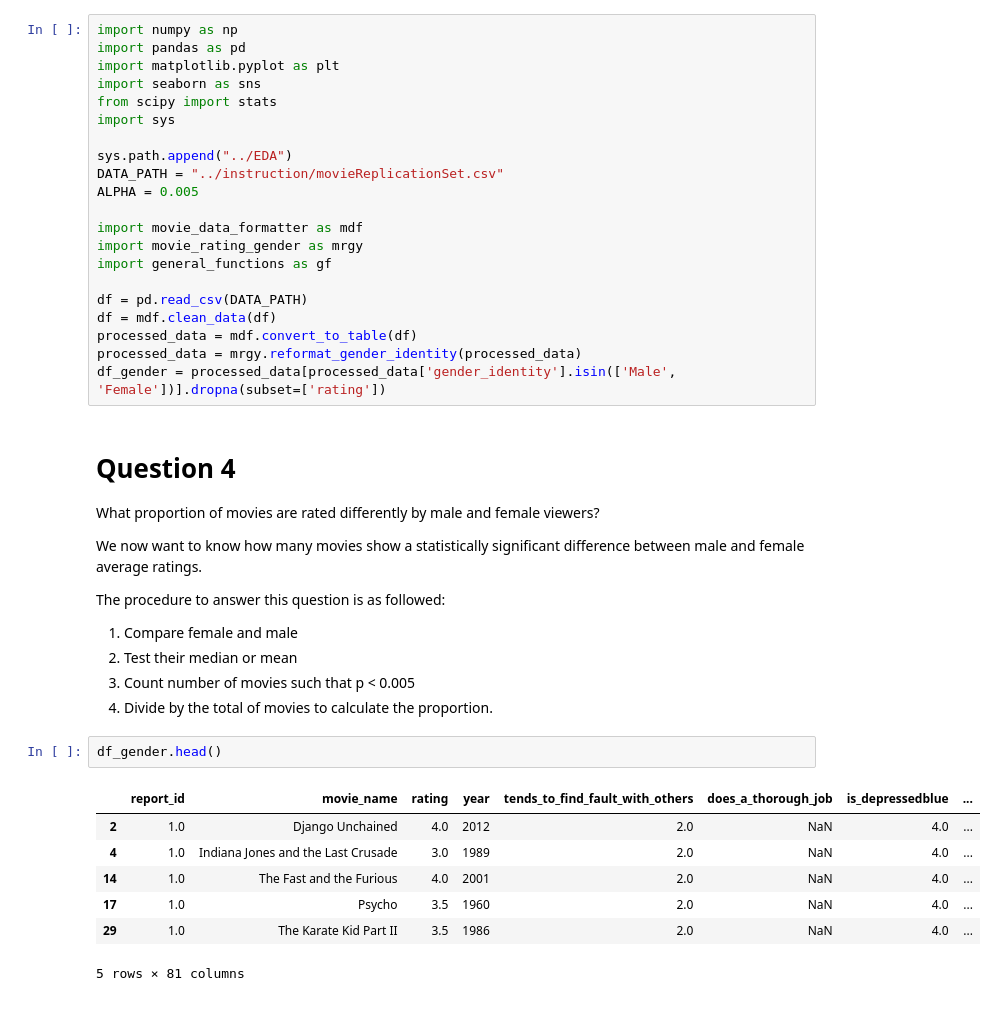
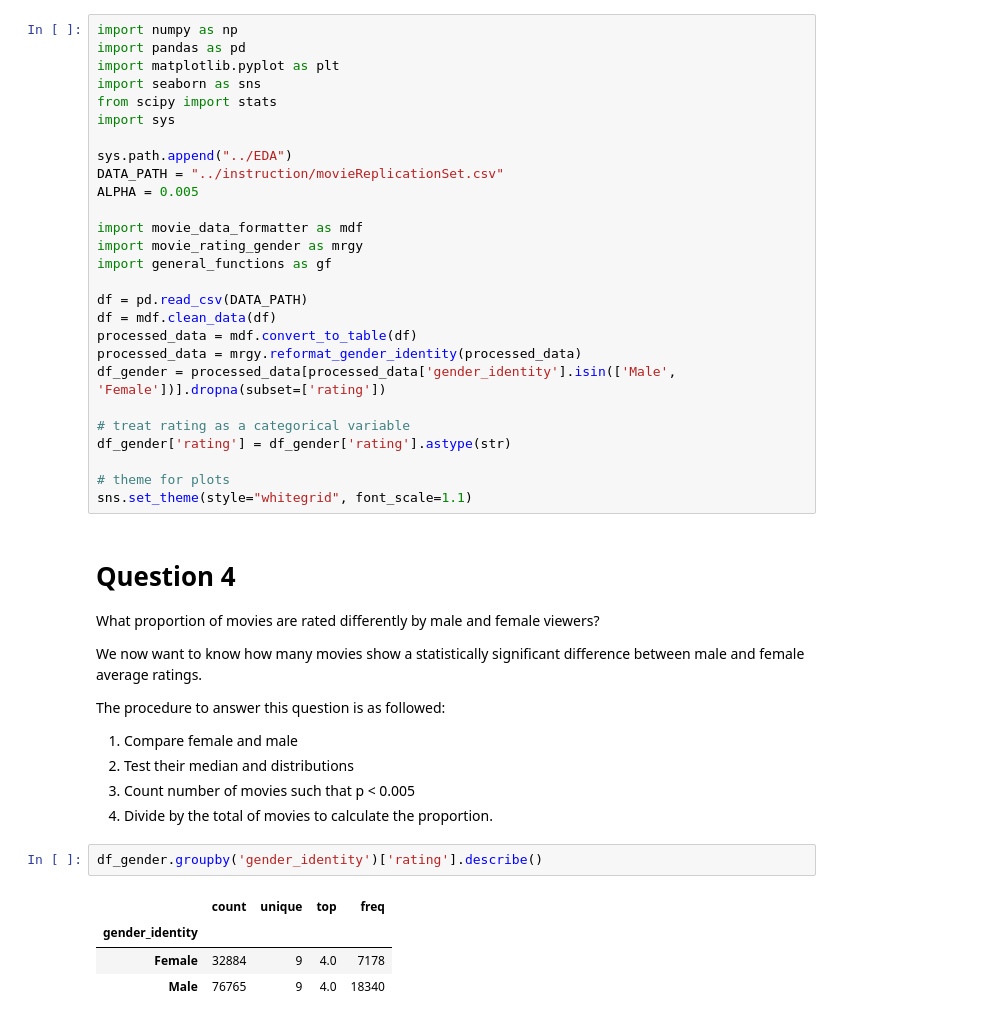
Before and after one commit to paolacalle/movie-ratings-replication, a Jupyter notebook: problem_set/4.ipynb, the cells around one changed output. Saved outputs shown, nothing was run; the diff lists cells and outputs as text.

```diff
--- a/problem_set/4.ipynb
+++ b/problem_set/4.ipynb
@@ -19,6 +19,12 @@ df = mdf.clean_data(df)
 processed_data = mdf.convert_to_table(df)
 processed_data = mrgy.reformat_gender_identity(processed_data)
 df_gender = processed_data[processed_data['gender_identity'].isin(['Male', 'Female'])].dropna(subset=['rating'])
+
+# treat rating as a categorical variable
+df_gender['rating'] = df_gender['rating'].astype(str)
+
+# theme for plots
+sns.set_theme(style="whitegrid", font_scale=1.1)
 # %% [markdown]
 # Question 4
 What proportion of movies are rated differently by male and female viewers?
@@ -28,16 +34,13 @@ We now want to know how many movies show a statistically significant difference
 
 The procedure to answer this question is as followed:
 1. Compare female and male
-2. Test their median or mean
+2. Test their median and distributions
 3. Count number of movies such that p < 0.005
 4. Divide by the total of movies to calculate the proportion.
 # %%
-df_gender.head()
+df_gender.groupby('gender_identity')['rating'].describe()
 # %% [output]
-|  | report_id | movie_name | rating | year | tends_to_find_fault_with_others | does_a_thorough_job | is_depressedblue | ... |
-| 2 | 1.0 | Django Unchained | 4.0 | 2012 | 2.0 | NaN | 4.0 | ... |
-| 4 | 1.0 | Indiana Jones and the Last Crusade | 3.0 | 1989 | 2.0 | NaN | 4.0 | ... |
-| 14 | 1.0 | The Fast and the Furious | 4.0 | 2001 | 2.0 | NaN | 4.0 | ... |
-| 17 | 1.0 | Psycho | 3.5 | 1960 | 2.0 | NaN | 4.0 | ... |
-| 29 | 1.0 | The Karate Kid Part II | 3.5 | 1986 | 2.0 | NaN | 4.0 | ... |
+|  | count | unique | top | freq |
+| gender_identity |  |  |  |  |
+| Female | 32884 | 9 | 4.0 | 7178 |
+| Male | 76765 | 9 | 4.0 | 18340 |
-5 rows × 81 columns
```
Also changed, not shown: parts of 12 cells of this notebook.
